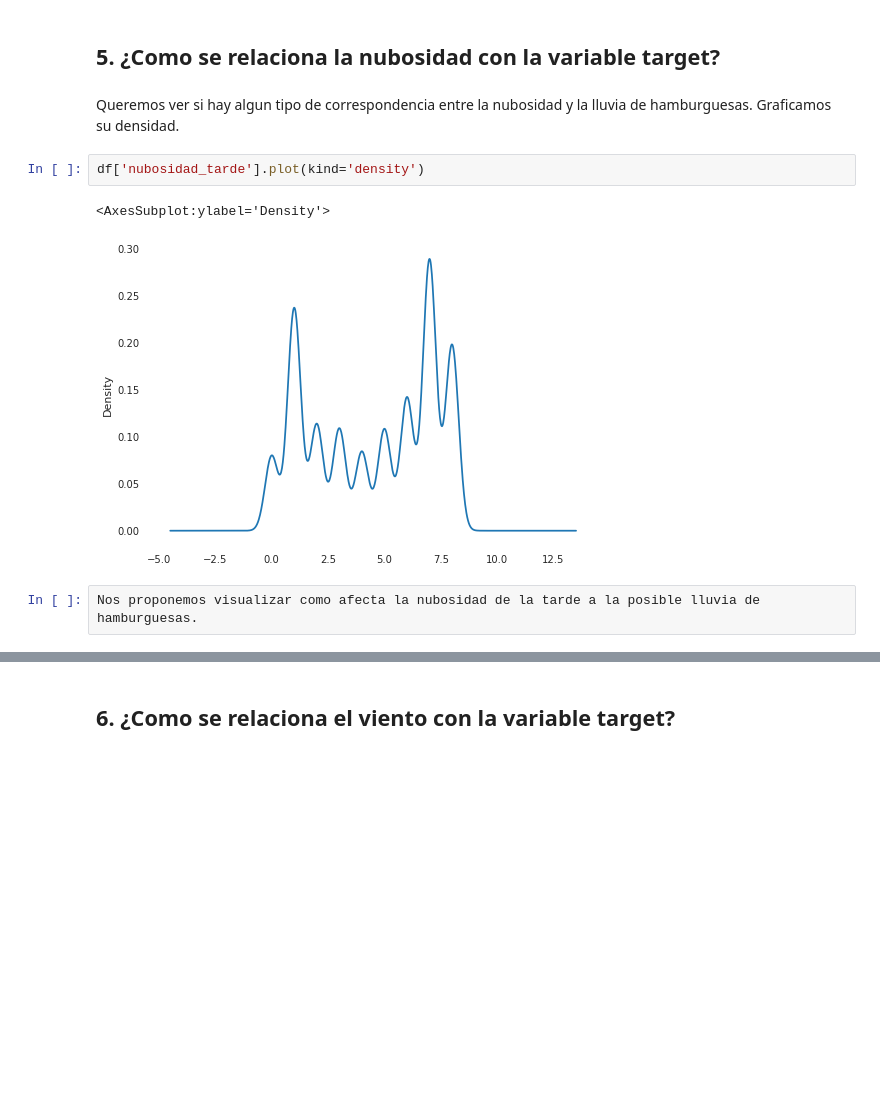
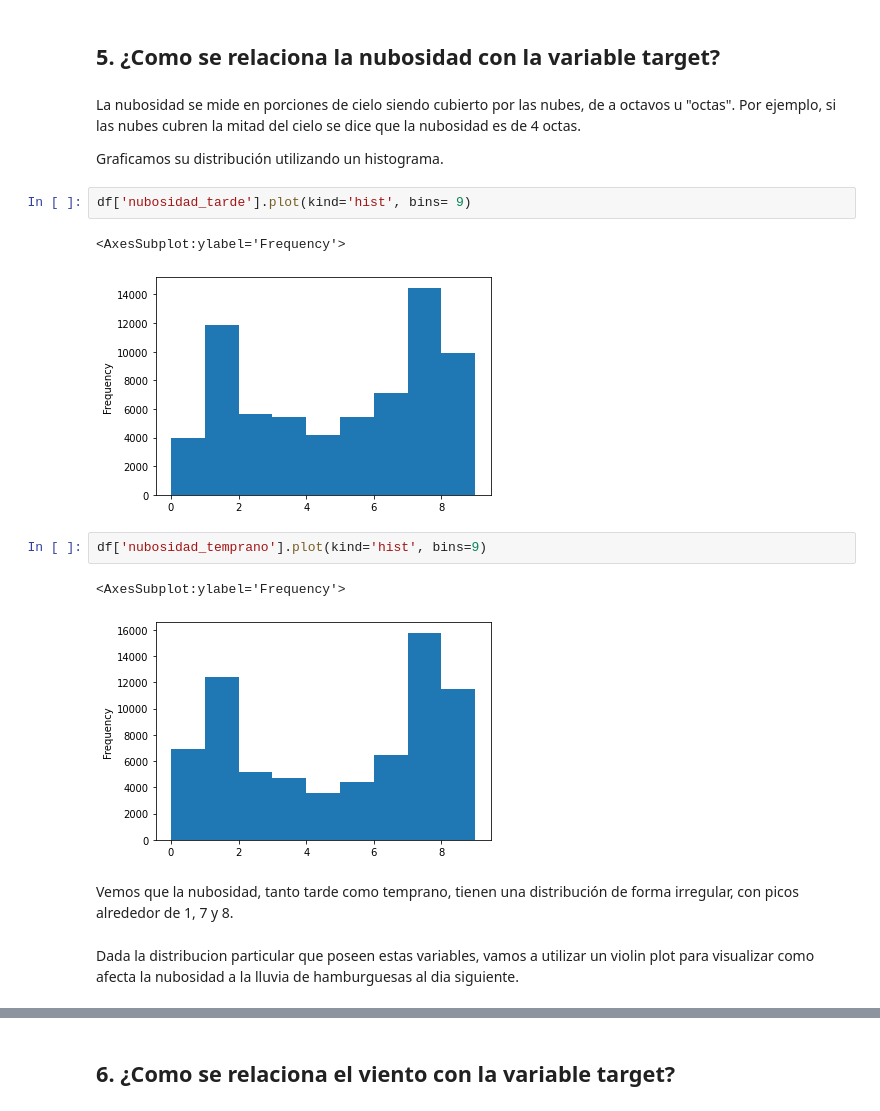
Before and after one commit to aflouret/lluvia-de-hamburguesas, a Jupyter notebook: tp.ipynb, the cells around one changed output, grey strips where cells are left out. Cells and saved outputs as stored; diff of their text form; blank space fills up the shorter version.

Commit message:
cambio plots en pregunta 5, completo pregunta 6

```diff
--- a/tp.ipynb
+++ b/tp.ipynb
@@ -356,15 +356,24 @@ plt.show()
 Se puede notar que se repite esta relación entre la alta humedad de un dia y la elevada chance de que llueva al dia siguiente, auque la diferencia no es tan marcada como en el caso anterior.
 # %% [markdown]
 ## 5. ¿Como se relaciona la nubosidad con la variable target?
-# %% [markdown]
-Queremos ver si hay algun tipo de correspondencia entre la nubosidad y la lluvia de hamburguesas. Graficamos su densidad.
+# %% [markdown]
+La nubosidad se mide en porciones de cielo siendo cubierto por las nubes, de a octavos u "octas". Por ejemplo, si las nubes cubren la mitad del cielo se dice que la nubosidad es de 4 octas.
+
+Graficamos su distribución utilizando un histograma.
 # %%
-df['nubosidad_tarde'].plot(kind='density')
+df['nubosidad_tarde'].plot(kind='hist', bins= 9)
 # %% [output]
-<AxesSubplot:ylabel='Density'>
+<AxesSubplot:ylabel='Frequency'>
-[figure, old version]
+[figure, new version]
-# %%
-Nos proponemos visualizar como afecta la nubosidad de la tarde a la posible lluvia de hamburguesas.
+# %%
+df['nubosidad_temprano'].plot(kind='hist', bins=9)
+# %% [output]
+<AxesSubplot:ylabel='Frequency'>
+[figure, added]
+# %% [markdown]
+Vemos que la nubosidad, tanto tarde como temprano, tienen una distribución de forma irregular, con picos alrededor de 1, 7 y 8.
+# %% [markdown]
+Dada la distribucion particular que poseen estas variables, vamos a utilizar un violin plot para visualizar como afecta la nubosidad a la lluvia de hamburguesas al dia siguiente.
 # %%
 plt.figure(dpi=150)
 plt.title("Titulo")
```
Also changed, not shown: parts of 28 cells of this notebook.
